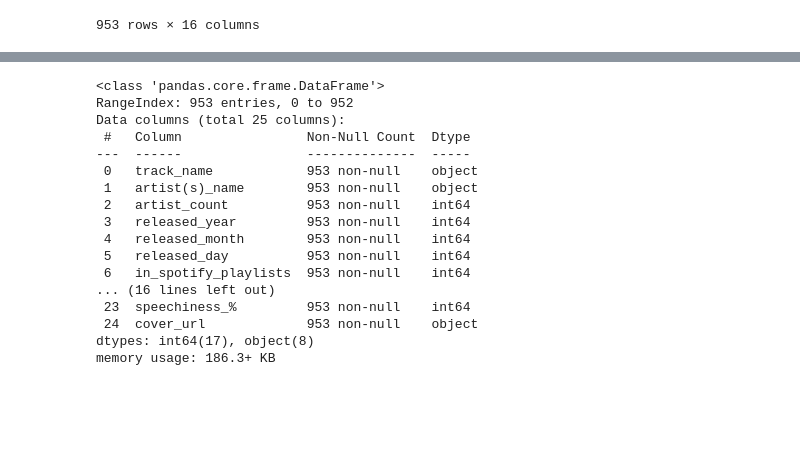
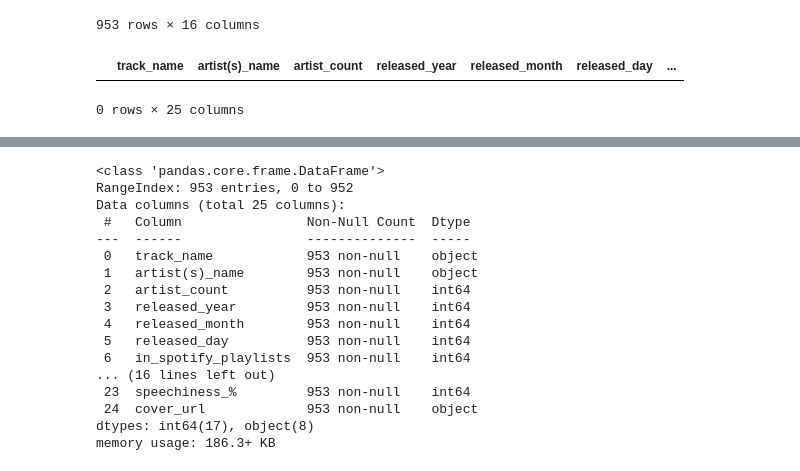
Before and after one commit to zizy2003/My-Projects, a Jupyter notebook: 2025_SpotifyMostStreamedSongs/project.ipynb, the cells around one changed output, grey strips where cells are left out. Cells and saved outputs as stored; diff of their text form; code cells hidden in the pictures; blank space fills up the shorter version.

```diff
--- a/2025_SpotifyMostStreamedSongs/project.ipynb
+++ b/2025_SpotifyMostStreamedSongs/project.ipynb
@@ -37,3 +37,8 @@ df.drop(['mode' , 'danceability_%' , 'cover_url' , 'valence_%' , 'energy_%' , 'a
 | 951 | En La De Ella | Feid, Sech, Jhayco | 3 | 2022 | 10 | 20 | ... |
 | 952 | Alone | Burna Boy | 1 | 2022 | 11 | 4 | ... |
 953 rows × 16 columns
+# %%
+df[df.duplicated()] #Cheking duplicates in dataset (0 rows = 0 duplicates)
+# %% [output]
+|  | track_name | artist(s)_name | artist_count | released_year | released_month | released_day | ... |
+0 rows × 25 columns
```
Also changed, not shown: parts of 1 cell of this notebook.
